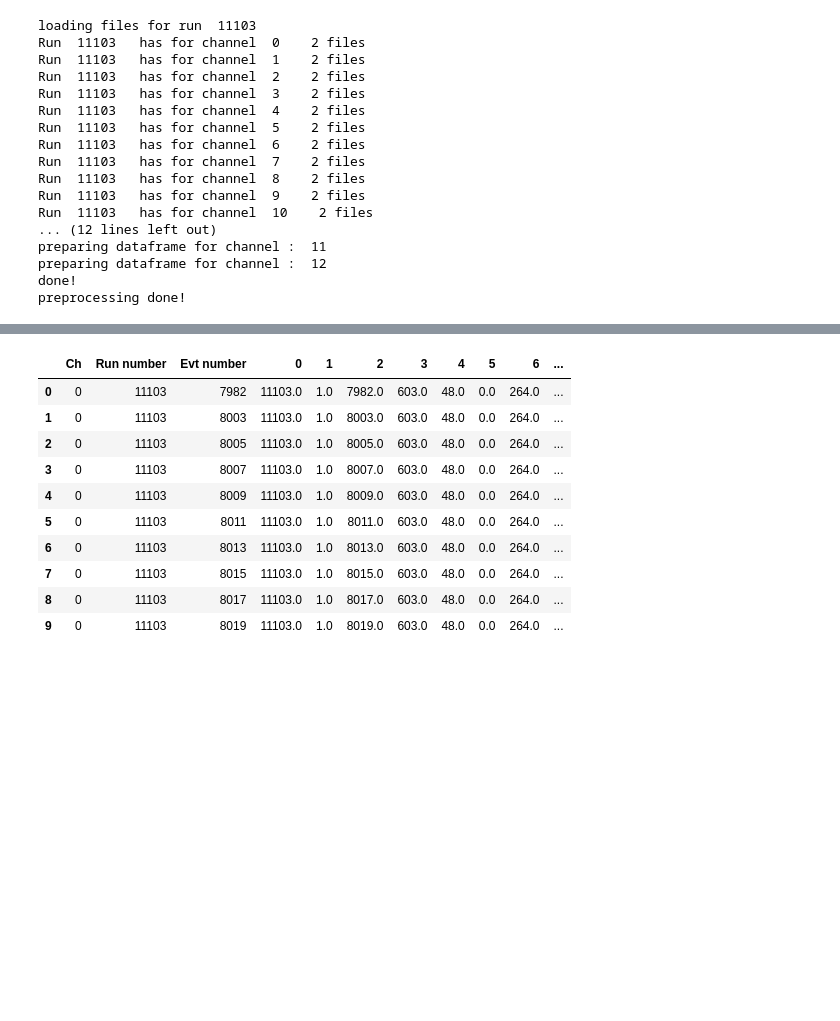
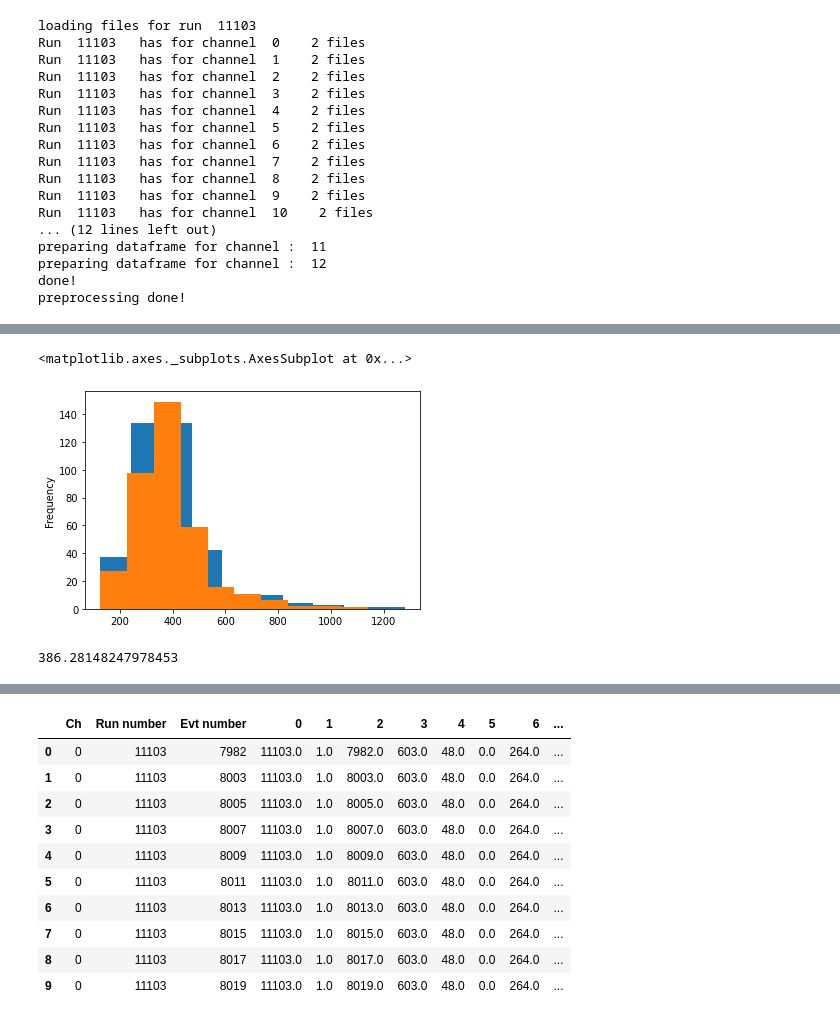
Before and after one commit to stbordoni/Arapuca, a Jupyter notebook: RoutineArapucaDraft.ipynb, the cells around one changed output, grey strips where cells are left out. Cells and saved outputs as stored; diff of their text form; code cells hidden in the pictures; blank space fills up the shorter version.

Commit message:
improved computation of the average s.pe area

```diff
--- a/RoutineArapucaDraft.ipynb
+++ b/RoutineArapucaDraft.ipynb
@@ -104,0 +110,2 @@ df_ch0 = df_list_proc[0].copy()
+# %%
+mu_pe, cov_pe = estimate_gaus_param(X_pe,True)
@@ -104,0 +115,18 @@ df_ch0 = df_list_proc[0].copy()
+# %%
+def select_singlepe(df):
+    df = df.copy()
+
+    X_pe=df.loc[(df['Saturated'] == False ) &
+                (df['hasSignal'] == True ) &
+                (df['pe height']>0)&
+                (df['pe width']>0),['pe height', 'pe width']].values
+
+    mu_pe, cov_pe = estimate_gaus_param(X_pe,True)
+
+    df['spe 1sig'] = df.apply(lambda x: select_wf(x[['pe height','pe width']], mu_pe, cov_pe, 1), axis=1)
+    df['spe 2sig'] = df.apply(lambda x: select_wf(x[['pe height','pe width']], mu_pe, cov_pe, 2), axis=1)
+
+    return df
+# %%
+df_ch5 = df_list_proc[5].copy()
+df_ch5.head()
@@ -104,0 +141,3 @@ df_ch0 = df_list_proc[0].copy()
+# %%
+df_ch5 = select_singlepe(df_ch5)
+df_ch5.head()
@@ -104,0 +152,11 @@ df_ch0 = df_list_proc[0].copy()
+# %%
+
+df_ch5.loc[ (df_ch5['n pe'] >0) ].groupby(['Run number', 'Ch'])['pe area'].plot(kind='hist')
+df_ch5.loc[(df_ch5['spe 1sig']==True) ]['pe area'].plot(kind='hist')
+# %% [output]
+<matplotlib.axes._subplots.AxesSubplot at 0x...>
+[figure, added]
+# %%
+df_ch5.loc[(df_ch5['spe 1sig']==True)]['pe area'].mean()
+# %% [output]
+386.28148247978453
```
Also changed, not shown: parts of 16 cells of this notebook, 2 other files.
